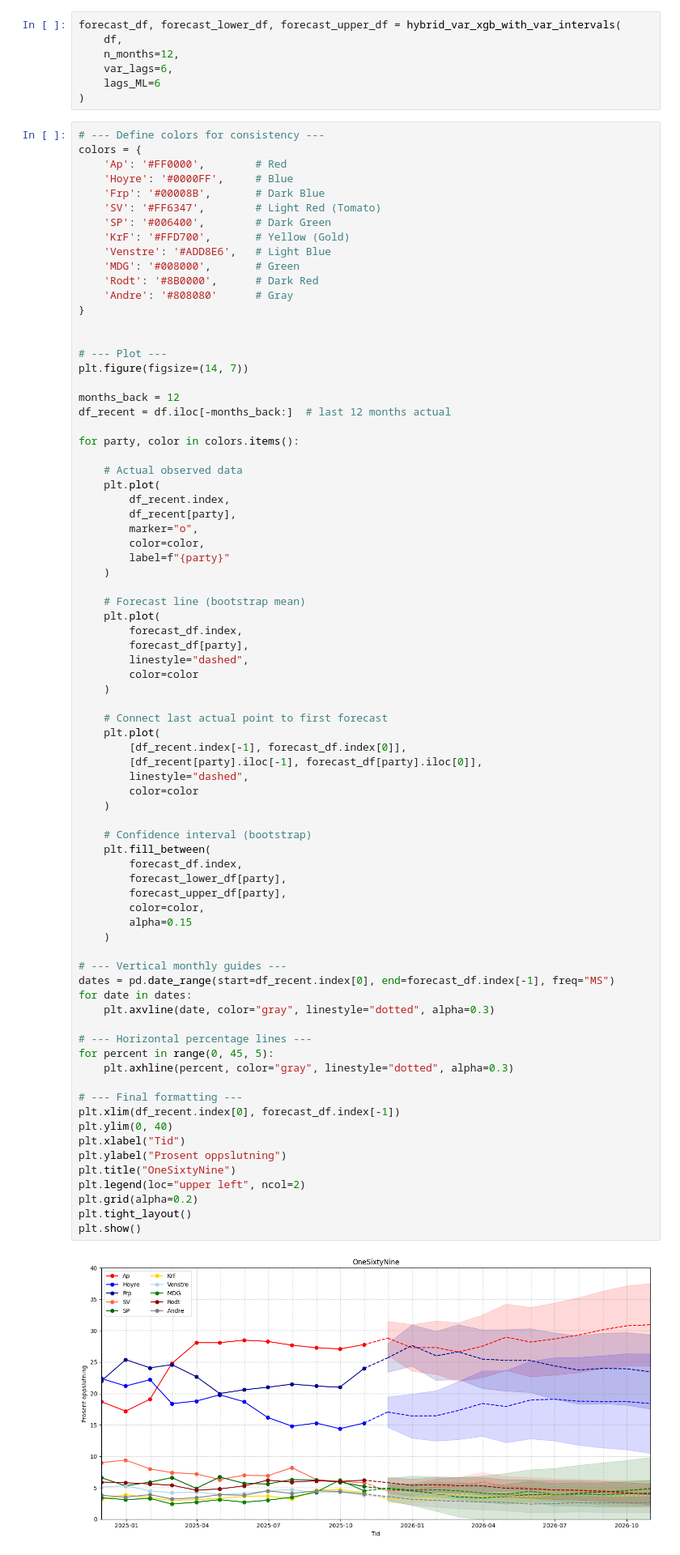
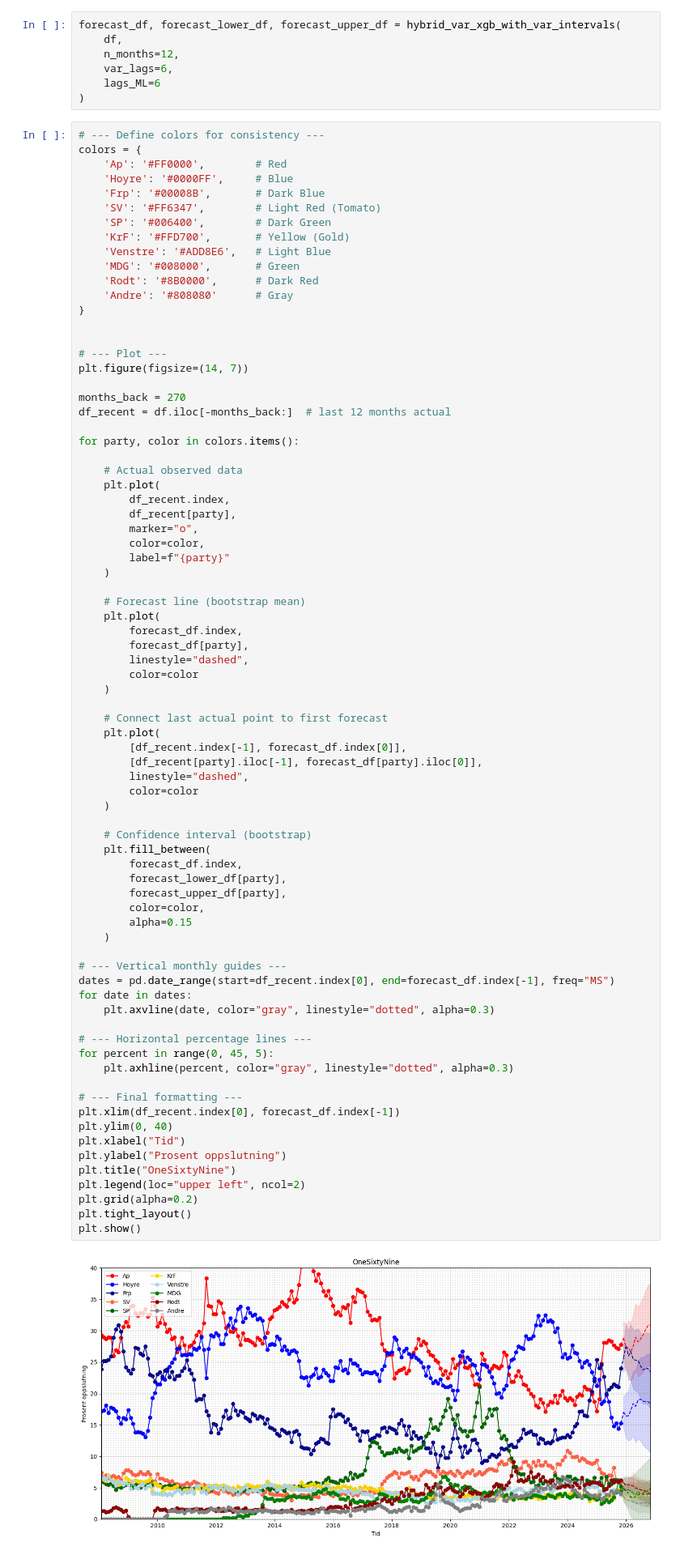
Before and after one commit to jensmorten/onesixtynine, a Jupyter notebook: models/simpleML.ipynb, the cells around one changed output. Shown at 81% size. Cells and saved outputs as stored; diff of their text form.

```diff
--- a/models/simpleML.ipynb
+++ b/models/simpleML.ipynb
@@ -177,7 +122,7 @@ colors = {
 # --- Plot ---
 plt.figure(figsize=(14, 7))
 
-months_back = 12
+months_back = 270
 df_recent = df.iloc[-months_back:]  # last 12 months actual
 
 for party, color in colors.items():
@@ -209,34 +154,34 @@ for party, color in colors.items():
 
     # Confidence interval (bootstrap)
     plt.fill_between(
         forecast_df.index,
         forecast_lower_df[party],
         forecast_upper_df[party],
         color=color,
         alpha=0.15
     )
 
 # --- Vertical monthly guides ---
 dates = pd.date_range(start=df_recent.index[0], end=forecast_df.index[-1], freq="MS")
 for date in dates:
     plt.axvline(date, color="gray", linestyle="dotted", alpha=0.3)
 
 # --- Horizontal percentage lines ---
 for percent in range(0, 45, 5):
     plt.axhline(percent, color="gray", linestyle="dotted", alpha=0.3)
 
 # --- Final formatting ---
 plt.xlim(df_recent.index[0], forecast_df.index[-1])
 plt.ylim(0, 40)
 plt.xlabel("Tid")
 plt.ylabel("Prosent oppslutning")
 plt.title("OneSixtyNine")
 plt.legend(loc="upper left", ncol=2)
 plt.grid(alpha=0.2)
 plt.tight_layout()
 plt.show()
 # %% [output]
-[figure, old version]
+[figure, new version]
 # %%
 from itertools import product
 import numpy as np
```
Also changed, not shown: parts of 2 cells of this notebook, 2 other files.
